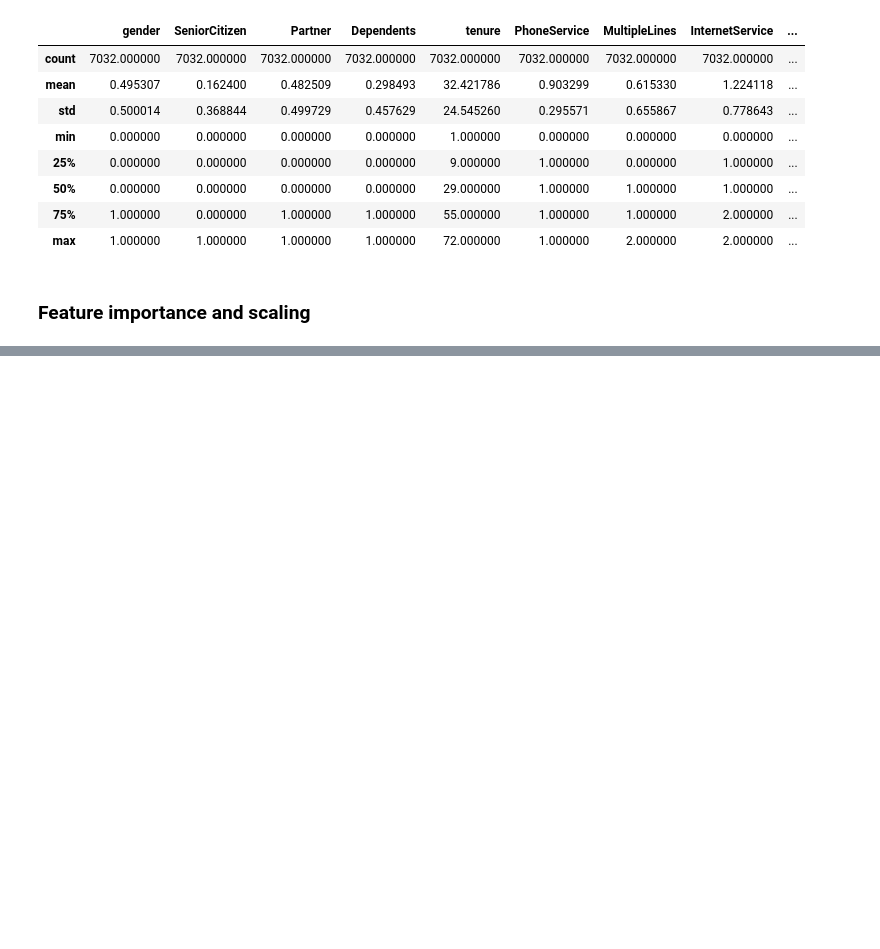
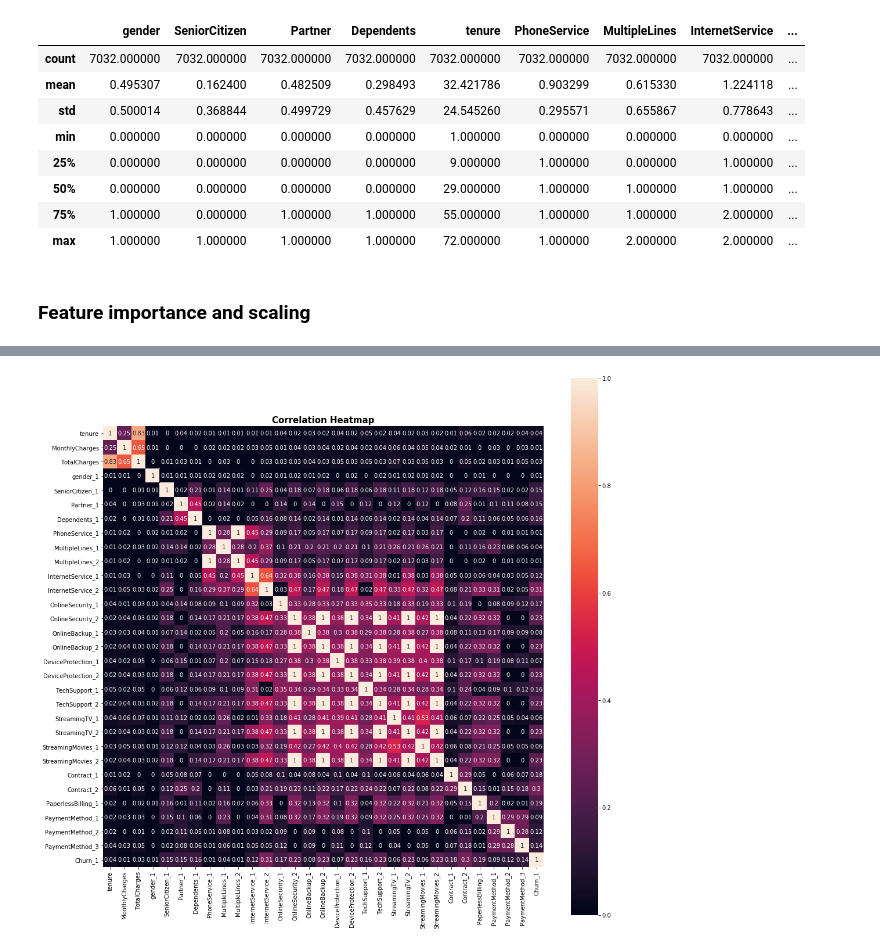
Before and after one commit to zachzazueta/telecom_churn_project, a Jupyter notebook: Notebook 1 - Cleaning and EDA.ipynb, the cells around one changed output, grey strips where cells are left out. Drawn from its saved outputs; the diff is of its cells as text; code cells hidden in the pictures; blank space fills up the shorter version.

```diff
--- a/Notebook 1 - Cleaning and EDA.ipynb
+++ b/Notebook 1 - Cleaning and EDA.ipynb
@@ -175,0 +242,17 @@ Need better comparison
+# %%
+df = df[['tenure', 'MonthlyCharges', 'TotalCharges', 'gender_1',
+       'SeniorCitizen_1', 'Partner_1', 'Dependents_1', 'PhoneService_1',
+       'MultipleLines_1', 'MultipleLines_2', 'InternetService_1',
+       'InternetService_2', 'OnlineSecurity_1', 'OnlineSecurity_2',
+       'OnlineBackup_1', 'OnlineBackup_2', 'DeviceProtection_1',
+       'DeviceProtection_2', 'TechSupport_1', 'TechSupport_2', 'StreamingTV_1',
+       'StreamingTV_2', 'StreamingMovies_1', 'StreamingMovies_2', 'Contract_1',
+       'Contract_2', 'PaperlessBilling_1', 'PaymentMethod_1',
+       'PaymentMethod_2', 'PaymentMethod_3', 'Churn_1']]
+
+df = df.dropna()
+
+for i in df.columns:
+    df[i] = df[i].astype('int64')
+
+df.info()
@@ -175,0 +277,8 @@ Need better comparison
+# %%
+correlation = abs(round(df.corr(), 2))
+f, ax = plt.subplots(figsize=(17, 17))
+sns.heatmap(correlation, annot = True, square=True)
+plt.title('Correlation Heatmap',fontweight='bold',fontsize=15)
+plt.show();
+# %% [output]
+[figure, added]
```
Also changed, not shown: parts of 11 cells of this notebook.
